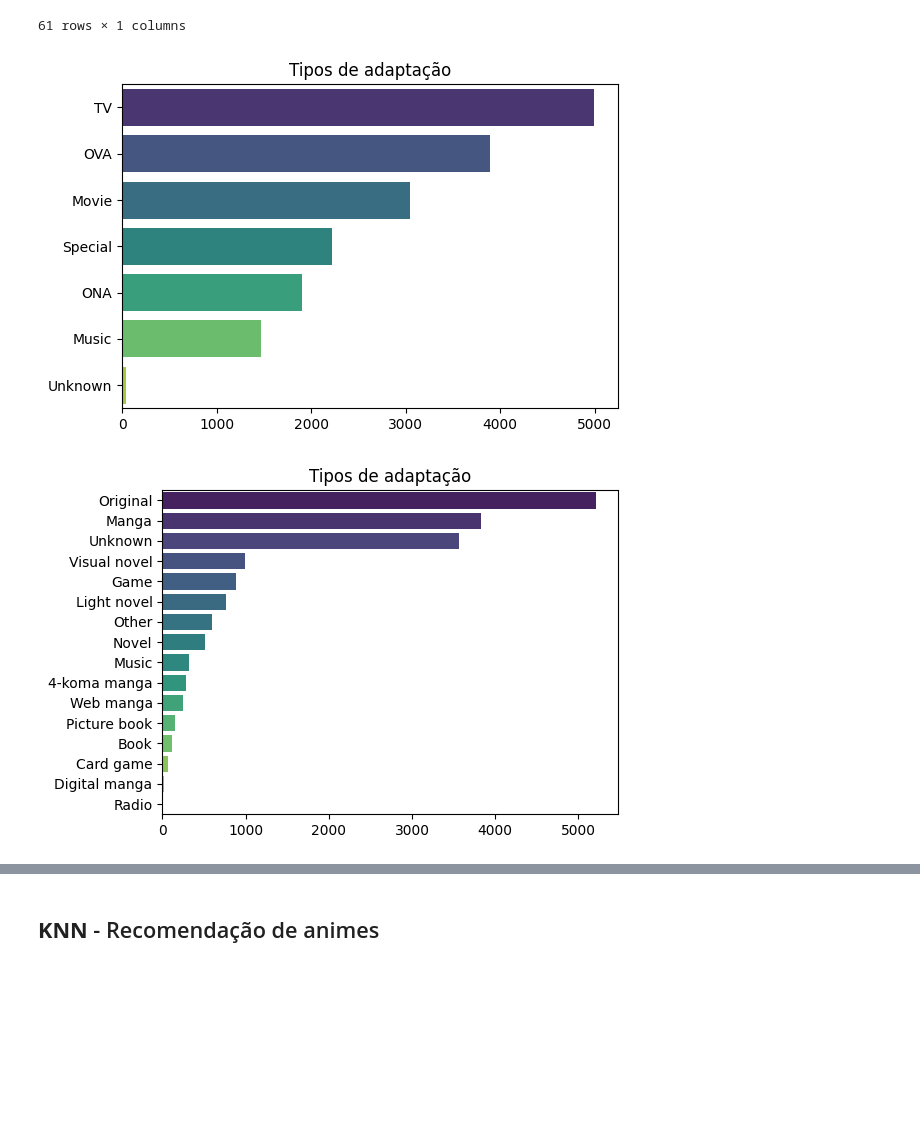
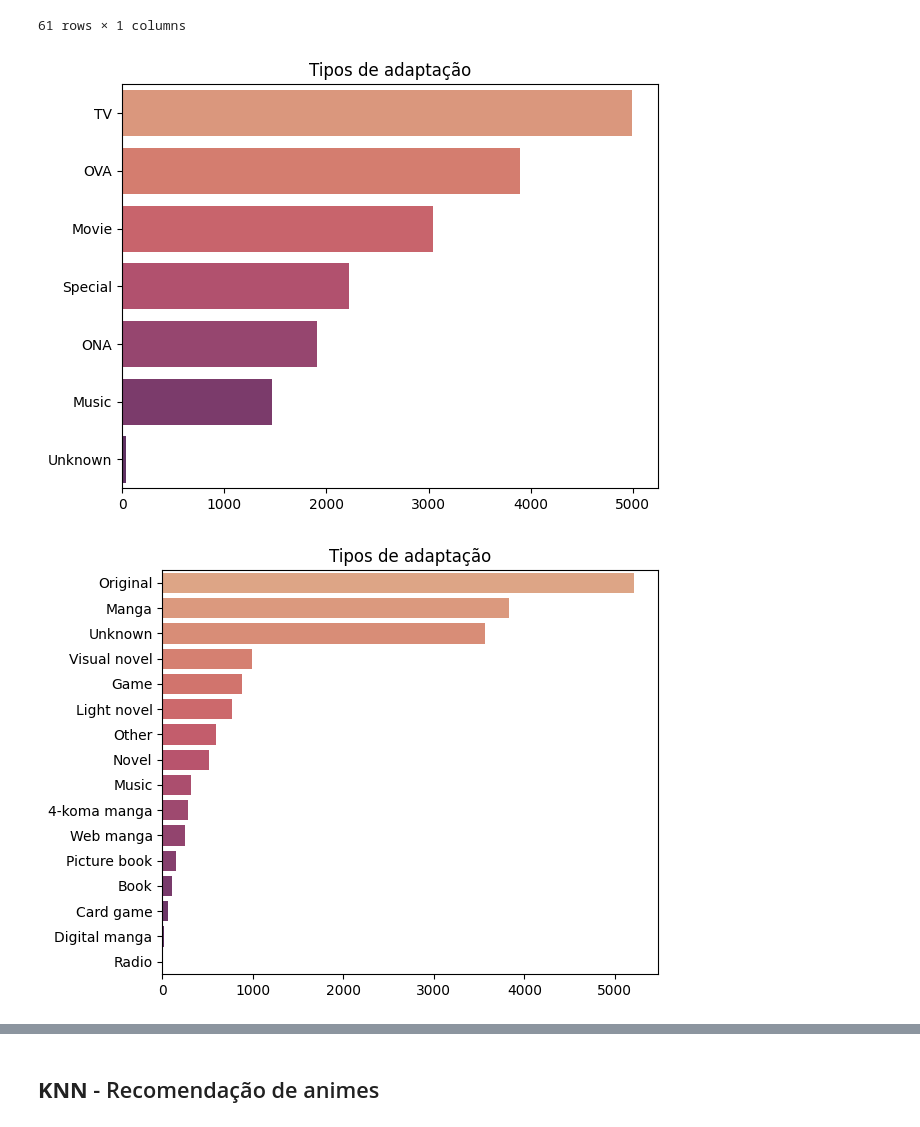
Before and after one commit to FLPSP/Anime-Recommender-System, a Jupyter notebook: recommender_system.ipynb, the cells around one changed output, grey strips where cells are left out. Cells and saved outputs as stored; diff of their text form; code cells hidden in the pictures; blank space fills up the shorter version.

```diff
--- a/recommender_system.ipynb
+++ b/recommender_system.ipynb
@@ -204,14 +193,13 @@ for feature in ['type','source','rating','season','year']:
 # %%
 # Visualizando a quantidade de produções de acordo com os tipos, fontes e classificação etária
 for feature in ['type','source','rating']:
     anime_feature_count = df_animes[feature].value_counts()
     sns.barplot(x=anime_feature_count.values,
                 y=anime_feature_count.index,
-                palette='viridis') \
+                palette='flare') \
                 .set_title('Tipos de adaptação')
-    plt.gcf().set_size_inches(6, 4)
     plt.tight_layout()
     plt.show()
 # %% [output]
-[figure, old version]
+[figure, new version]
-[figure, old version]
+[figure, new version]
```
Also changed, not shown: parts of 18 cells of this notebook.
